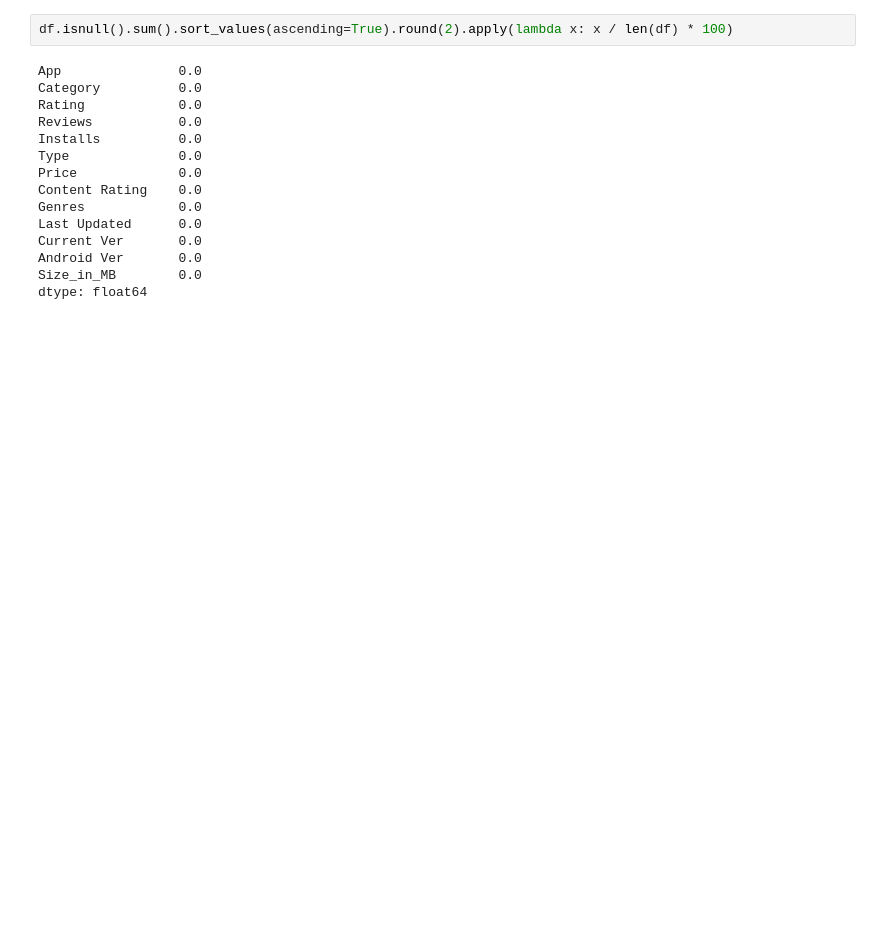
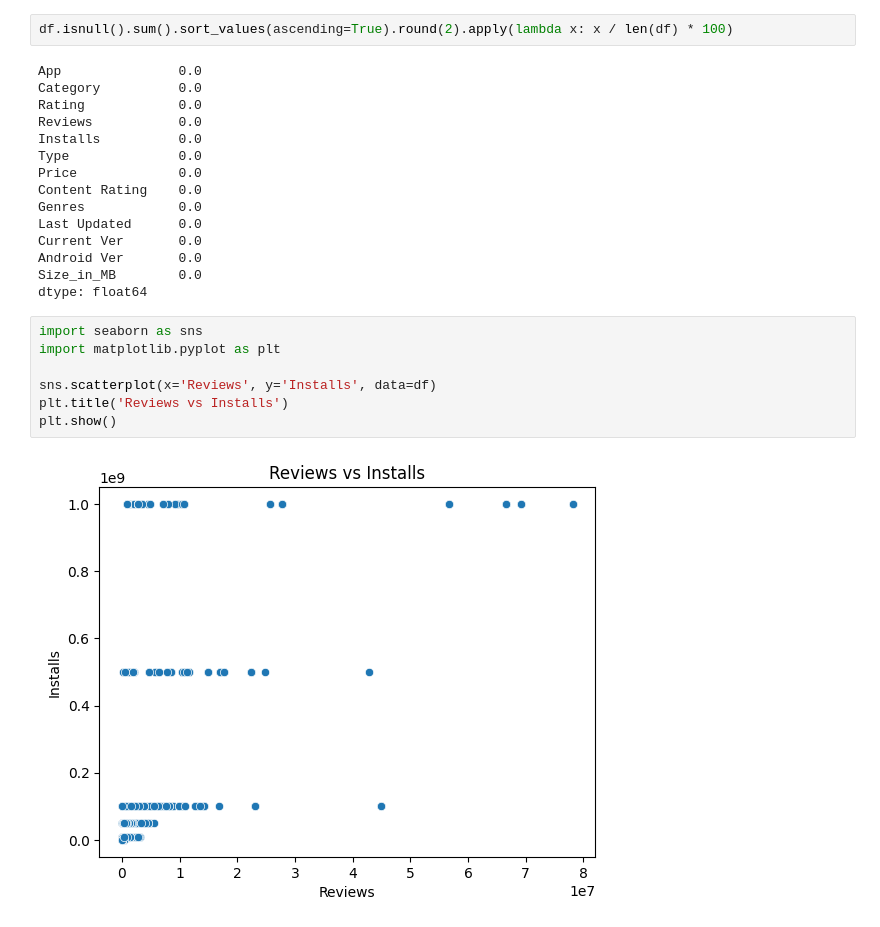
Before and after one commit to ejazurrehman/EDA_Google_Play_Store_App, a Jupyter notebook: eda_google_playstore_app.ipynb, the cells around one changed output. Drawn from its saved outputs; the diff is of its cells as text; blank space fills up the shorter version.

```diff
--- a/eda_google_playstore_app.ipynb
+++ b/eda_google_playstore_app.ipynb
@@ -867,3 +867,12 @@ Current Ver       0.0
 Android Ver       0.0
 Size_in_MB        0.0
 dtype: float64
+# %%
+import seaborn as sns
+import matplotlib.pyplot as plt
+
+sns.scatterplot(x='Reviews', y='Installs', data=df)
+plt.title('Reviews vs Installs')
+plt.show()
+# %% [output]
+[figure, added]
```
Also changed, not shown: parts of 44 cells of this notebook.
